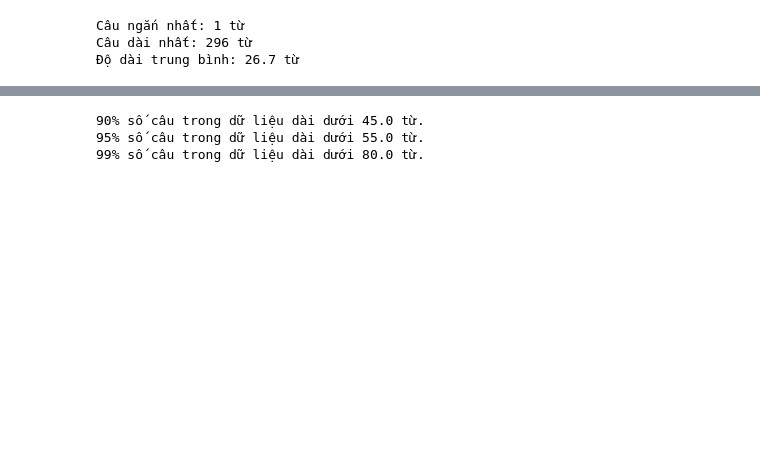
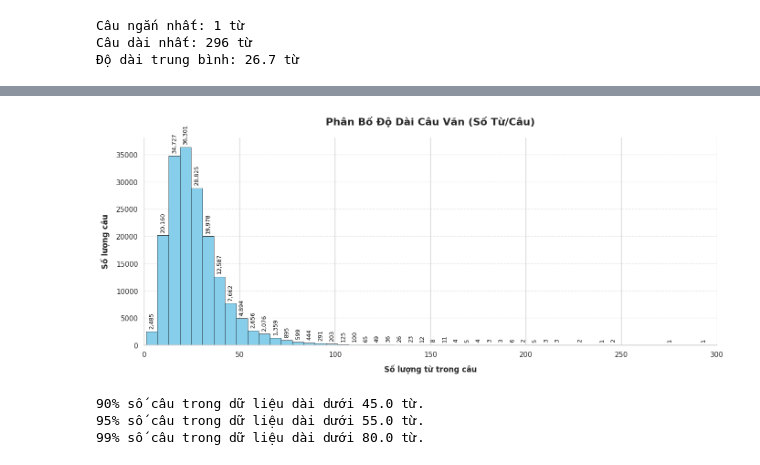
Before and after one commit to SchwiDolavn/CO3133--BB01, a Jupyter notebook: BTL1_Text/notebook/PubMed RCT20k.ipynb, the cells around one changed output, grey strips where cells are left out. Drawn from its saved outputs; the diff is of its cells as text; code cells hidden in the pictures; blank space fills up the shorter version.

```diff
--- a/BTL1_Text/notebook/PubMed RCT20k.ipynb
+++ b/BTL1_Text/notebook/PubMed RCT20k.ipynb
@@ -120,16 +142,0 @@ Số câu chỉ có một từ: 3
-# %%
-plt.figure(figsize=(10, 5))
-counts, bins, patches = plt.hist(df_train['sentence_len'], bins=50, color='salmon', edgecolor='black')
-plt.title('Phân bố độ dài câu văn')
-plt.xlabel('Số lượng từ trong câu')
-plt.ylabel('Số lượng câu')
-plt.xlim(0, 300)
-plt.grid(axis='y', linestyle='--', alpha=0.7)
-for count, patch in zip(counts, patches):
-    if count > 0:
-        plt.text(x=patch.get_x() + patch.get_width() / 2,
-                 y=patch.get_height() + 500,
-                 s=int(count),
-                 ha='center', va='bottom',
-                 fontsize=8, rotation=90)
-plt.show()
@@ -138,3 +165,48 @@ plt.show()
+# %%
+# 1. Cài đặt phong cách hiện đại, nền lưới trắng của Seaborn
+sns.set_theme(style="whitegrid")
+
+# 2. Tăng kích thước chiều ngang để 50 cột (bins) không bị ép chật lại với nhau
+plt.figure(figsize=(14, 6))
+
+# 3. Vẽ Histogram với màu skyblue, viền đen mỏng tạo độ sắc nét
+counts, bins, patches = plt.hist(df_train['sentence_len'], bins=50,
+                                 color='skyblue', edgecolor='black', linewidth=0.5)
+
+# 4. Tùy chỉnh Tiêu đề và Trục với Typography chuyên nghiệp
+plt.title('Phân Bố Độ Dài Câu Văn (Số Từ/Câu)', fontsize=16, fontweight='bold', pad=20)
+plt.xlabel('Số lượng từ trong câu', fontsize=12, fontweight='bold', labelpad=10)
+plt.ylabel('Số lượng câu', fontsize=12, fontweight='bold', labelpad=10)
+
+# Giới hạn vùng hiển thị trục X
+plt.xlim(0, 300)
+
+# 5. Xóa bỏ các đường viền thừa (Spines) để tập trung vào dữ liệu
+ax = plt.gca()
+ax.spines['top'].set_visible(False)
+ax.spines['right'].set_visible(False)
+ax.spines['left'].set_visible(False)
+
+# Làm mờ đường lưới ngang cho tinh tế
+plt.grid(axis='y', linestyle='--', alpha=0.4)
+
+# 6. Gắn text trên đỉnh cột cực kỳ thông minh
+# Tính toán khoảng đệm (padding) linh hoạt bằng 1.5% chiều cao của cột cao nhất
+y_padding = max(counts) * 0.015
+
+for count, patch in zip(counts, patches):
+    if count > 0: # Tránh ghi đè số 0 làm rối biểu đồ
+        plt.text(x=patch.get_x() + patch.get_width() / 2,
+                 y=patch.get_height() + y_padding,
+                 s=f'{int(count):,}', # Định dạng hàng nghìn: 10000 -> 10,000
+                 ha='center', va='bottom',
+                 fontsize=9, color='black', rotation=90) # Giữ xoay 90 độ để các số không đâm vào nhau
+
+# Đảm bảo bố cục hoàn hảo
+plt.tight_layout()
+plt.show()
+# %% [output]
+[figure, added]
 # %%
 p90 = df_train['sentence_len'].quantile(0.90)
 p95 = df_train['sentence_len'].quantile(0.95)
```
Also changed, not shown: parts of 21 cells of this notebook, 1 other file.
